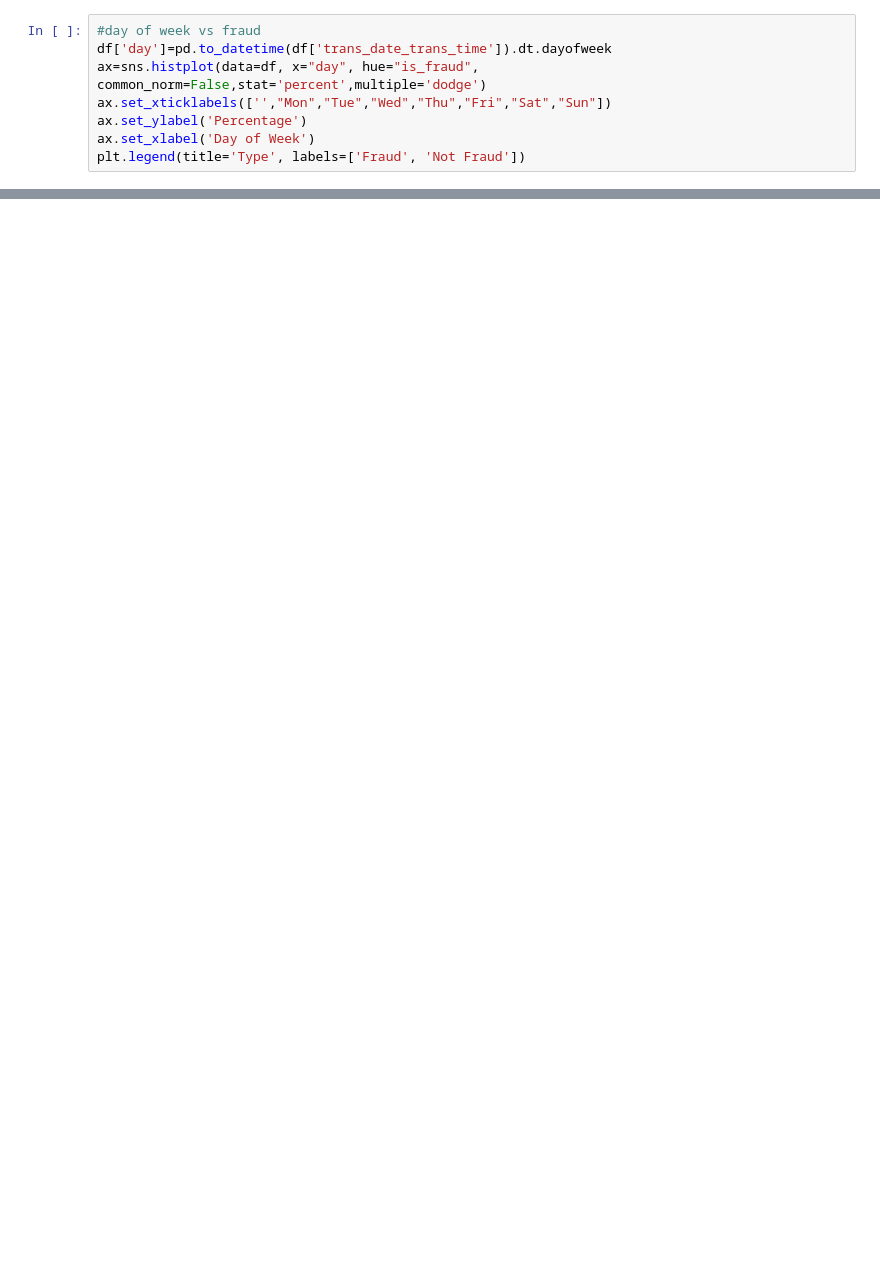
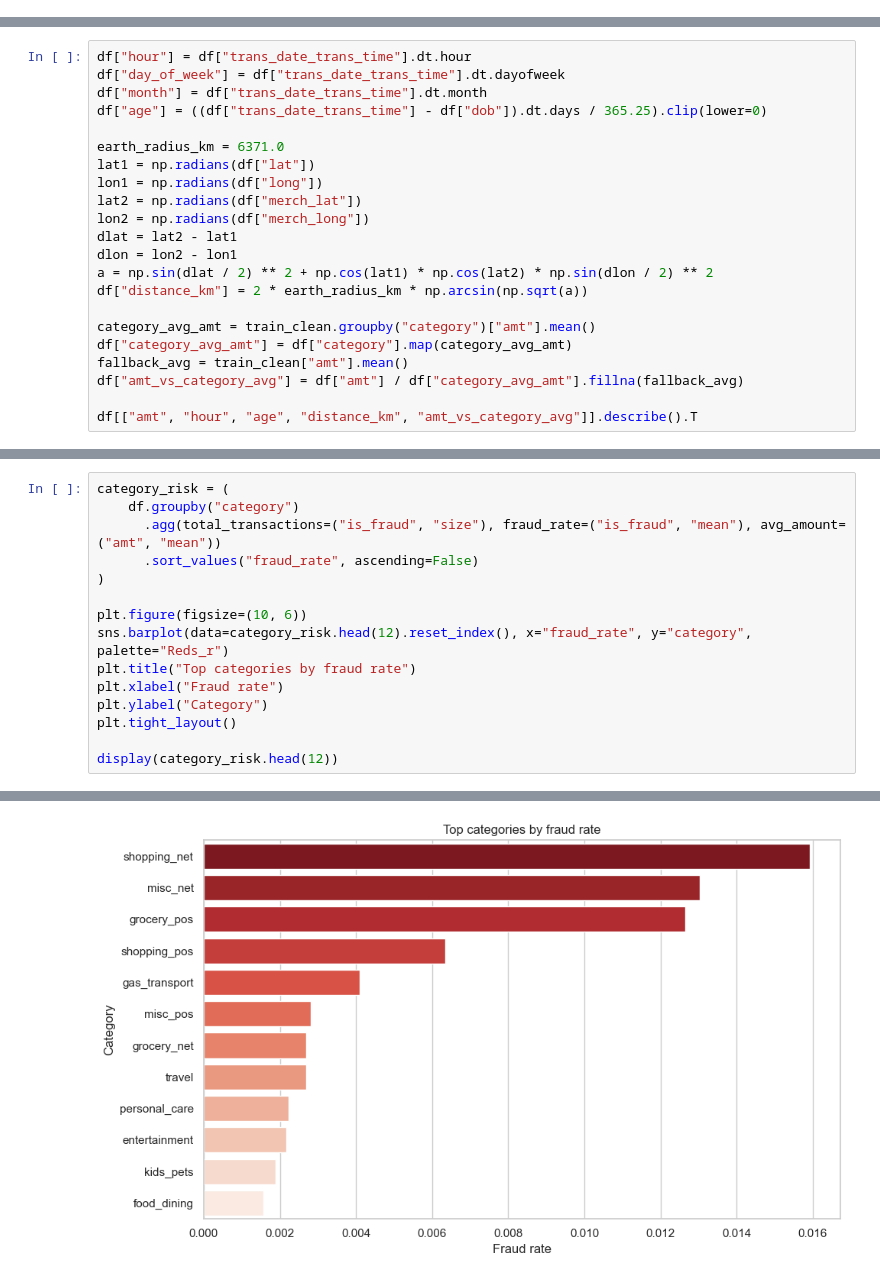
Before and after one commit to 23092003e/Streaming-Fraud-Detection, a Jupyter notebook: notebooks/DataClearning_and_EDA.ipynb, the cells around one changed output, grey strips where cells are left out. Saved outputs shown, nothing was run; the diff lists cells and outputs as text; blank space fills up the shorter version.

```diff
--- a/notebooks/DataClearning_and_EDA.ipynb
+++ b/notebooks/DataClearning_and_EDA.ipynb
@@ -268,8 +0,0 @@ A very sharp contrast! While normal transactions distribute more or less equally
-# %%
-#day of week vs fraud
-df['day']=pd.to_datetime(df['trans_date_trans_time']).dt.dayofweek
-ax=sns.histplot(data=df, x="day", hue="is_fraud", common_norm=False,stat='percent',multiple='dodge')
-ax.set_xticklabels(['',"Mon","Tue","Wed","Thu","Fri","Sat","Sun"])
-ax.set_ylabel('Percentage')
-ax.set_xlabel('Day of Week')
-plt.legend(title='Type', labels=['Fraud', 'Not Fraud'])
@@ -294,0 +222,22 @@ Very interesting results! While normal payments peak around December (Christmas)
+# %%
+df["hour"] = df["trans_date_trans_time"].dt.hour
+df["day_of_week"] = df["trans_date_trans_time"].dt.dayofweek
+df["month"] = df["trans_date_trans_time"].dt.month
+df["age"] = ((df["trans_date_trans_time"] - df["dob"]).dt.days / 365.25).clip(lower=0)
+
+earth_radius_km = 6371.0
+lat1 = np.radians(df["lat"])
+lon1 = np.radians(df["long"])
+lat2 = np.radians(df["merch_lat"])
+lon2 = np.radians(df["merch_long"])
+dlat = lat2 - lat1
+dlon = lon2 - lon1
+a = np.sin(dlat / 2) ** 2 + np.cos(lat1) * np.cos(lat2) * np.sin(dlon / 2) ** 2
+df["distance_km"] = 2 * earth_radius_km * np.arcsin(np.sqrt(a))
+
+category_avg_amt = train_clean.groupby("category")["amt"].mean()
+df["category_avg_amt"] = df["category"].map(category_avg_amt)
+fallback_avg = train_clean["amt"].mean()
+df["amt_vs_category_avg"] = df["amt"] / df["category_avg_amt"].fillna(fallback_avg)
+
+df[["amt", "hour", "age", "distance_km", "amt_vs_category_avg"]].describe().T
@@ -294,0 +275,16 @@ Very interesting results! While normal payments peak around December (Christmas)
+# %%
+category_risk = (
+    df.groupby("category")
+      .agg(total_transactions=("is_fraud", "size"), fraud_rate=("is_fraud", "mean"), avg_amount=("amt", "mean"))
+      .sort_values("fraud_rate", ascending=False)
+)
+
+plt.figure(figsize=(10, 6))
+sns.barplot(data=category_risk.head(12).reset_index(), x="fraud_rate", y="category", palette="Reds_r")
+plt.title("Top categories by fraud rate")
+plt.xlabel("Fraud rate")
+plt.ylabel("Category")
+plt.tight_layout()
+
+display(category_risk.head(12))
+# %% [output]
@@ -294,0 +305 @@ Very interesting results! While normal payments peak around December (Christmas)
+[figure, added]
```
Also changed, not shown: parts of 54 cells of this notebook, 2 other files.
